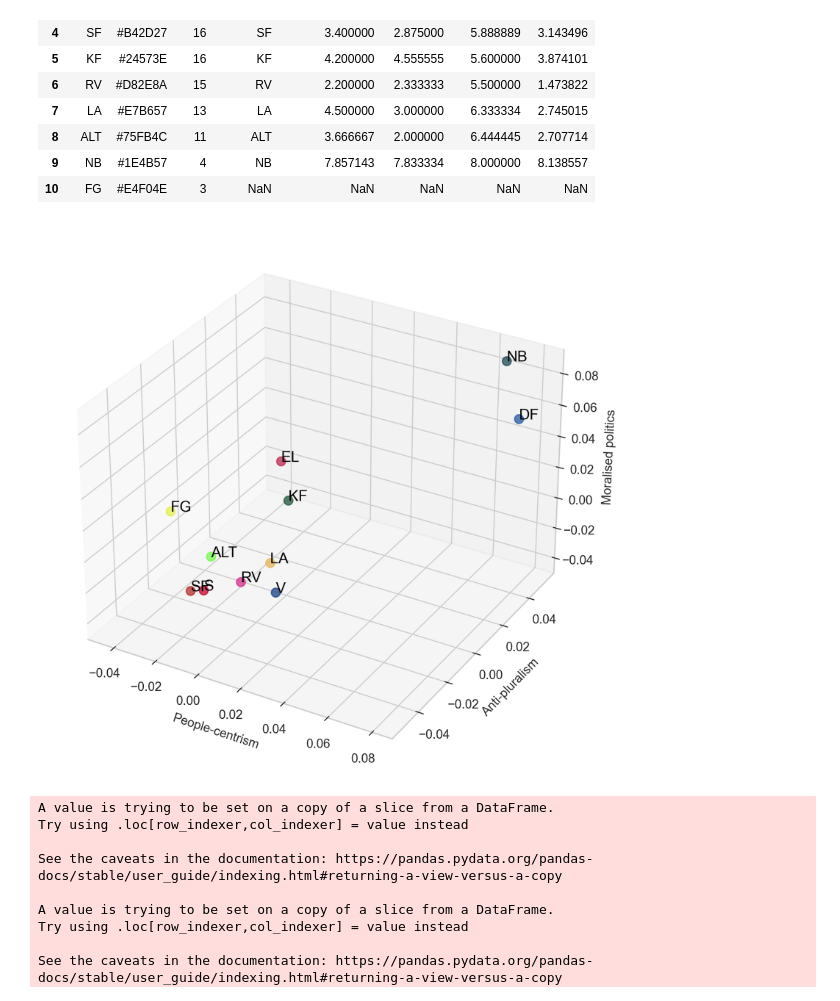
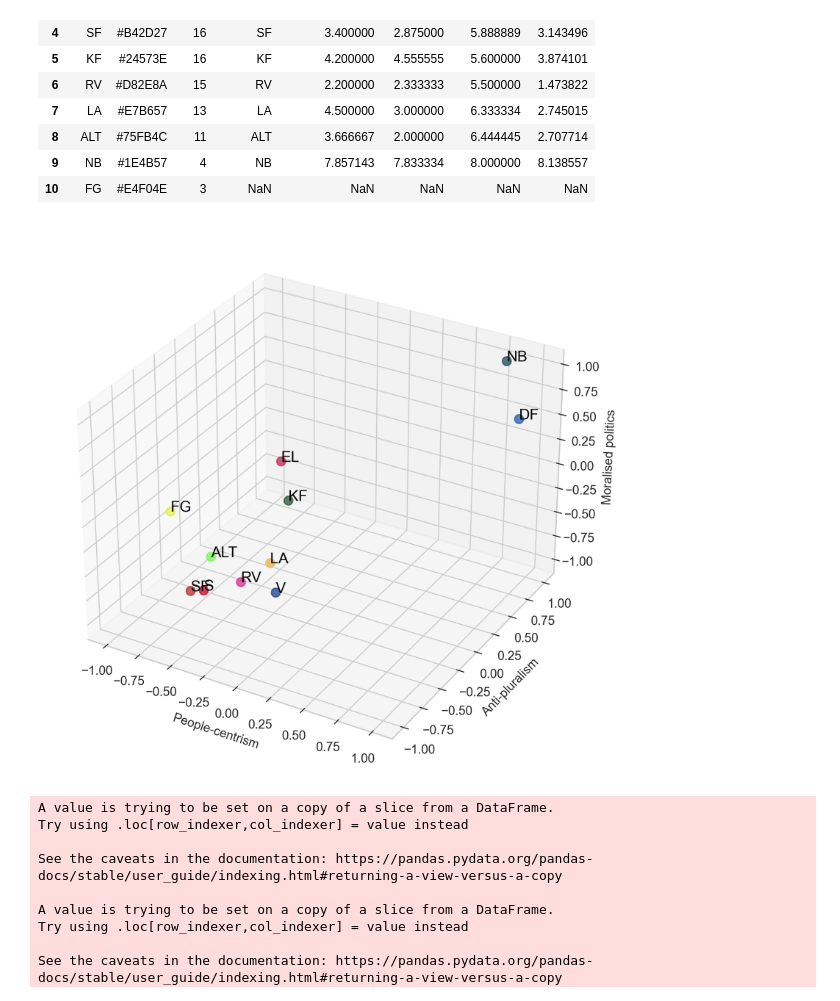
Before and after one commit to paride92/GeneralisedPoliticalScaling, a Jupyter notebook: project_populism.ipynb, the cells around one changed output. Cells and saved outputs as stored; diff of their text form; code cells hidden in the pictures.

```diff
--- a/project_populism.ipynb
+++ b/project_populism.ipynb
@@ -724,38 +724,38 @@ ax.set_zlabel('Moralised politics')
 # ax.set_xlim([0.02, 0.125])
 # ax.set_ylim([-0.01, 0.2])
 # ax.set_zlim([0, 0.075])
 
 # Create a scatter plot of the politician embeddings
-xs = embeddings[:,0]
-ys = embeddings[:,1]
-zs = embeddings[:,2]
+xs = normalised_emb[:,0]
+ys = normalised_emb[:,1]
+zs = normalised_emb[:,2]
 ax.scatter(xs, ys, zs, s=50, alpha=0.75, color=party_labels['color'])
 
-for i, embedding in enumerate(embeddings):
+for i, embedding in enumerate(normalised_emb):
     x, y, z = embedding
     ax.text(x, y, z, party_labels.iloc[i]['party'], color='black', size=12)
 
 # Add selected word vectors and labels to the plot
 # def plot_words(ax, dimension, projection_matrix, color, size=7):
 
 #     for i, dimvec in enumerate(dimension.vecs['present']):
 #         x, y, z = projection_matrix.T.dot(dimvec)
 #         ax.scatter(x, y, z, s=0, alpha=1, color=color)
 #         ax.text(x, y, z, dimension.words['present'][i], color=color, size=size)
 
 #     for i, dimvec in enumerate(dimension.vecs['absent']):
 #         x, y, z = projection_matrix.T.dot(dimvec)
 #         ax.scatter(x, y, z, s=0.25, alpha=1, color=color)
 #         ax.text(x, y, z, dimension.words['absent'][i], color=color, size=size)
 
 # plot_words(ax, PC_dimension, projection_matrix, 'red')
 # plot_words(ax, AP_dimension, projection_matrix, 'blue')
 # plot_words(ax, MP_dimension, projection_matrix, 'green')
 
 # Show the plot
 plt.show()
 # %% [output]
-[figure, old version]
+[figure, new version]
 # %%
 # Assume you have a matrix of politician embeddings in the populism subspace,
 # where each row represents an embedding and each column represents a subdimension.
```
Also changed, not shown: parts of 8 cells of this notebook, 4 other files.
